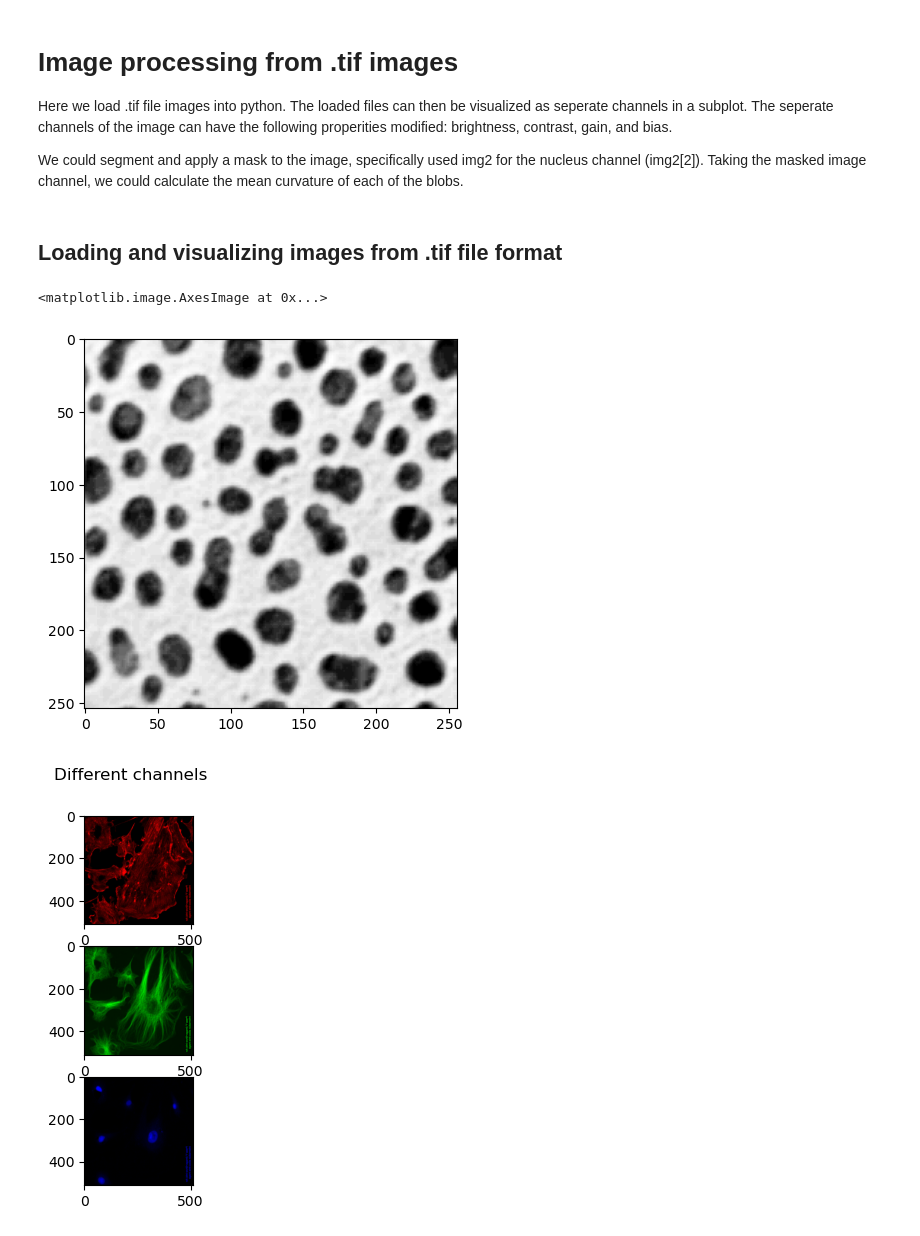
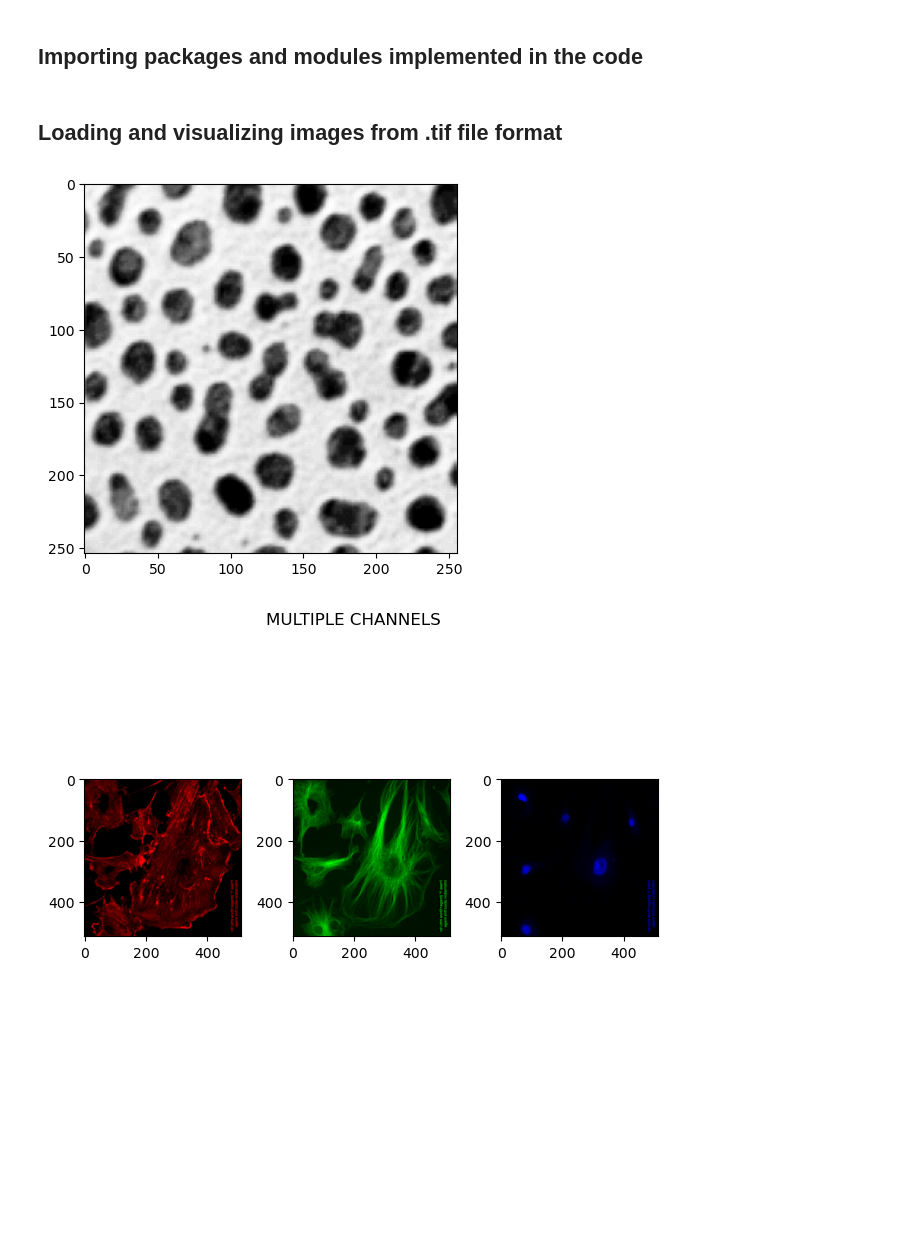
Before and after one commit to BeatrizOrozco/Casimir-programming, a Jupyter notebook: combined.ipynb, the cells around one changed output. Saved outputs shown, nothing was run; the diff lists cells and outputs as text; code cells hidden in the pictures; blank space fills up the shorter version.

Commit message:
Added markdown section, modified text and comments

```diff
--- a/combined.ipynb
+++ b/combined.ipynb
@@ -1,8 +9,5 @@
 # %% [markdown]
-# Image processing from .tif images
-Here we load .tif file images into python. The loaded files can then be visualized as seperate channels in a subplot. The seperate channels of the image can have the following properities modified: brightness, contrast, gain, and bias.
-
-We could segment and apply a mask to the image, specifically used img2 for the nucleus channel (img2[2]). Taking the masked image channel, we could calculate the mean curvature of each of the blobs.
+## Importing packages and modules implemented in the code
 # %%
 import numpy as np
 import matplotlib.pyplot as plt
@@ -33,29 +32,32 @@ img3 = io.imread("Images/FluorescentCells2.tif", plugin="tifffile").T #.T to tra
+# %%
+## Visualize the channels of the image as seperate channels in a subplot
+plt.imshow(img1, cmap="Greys")
+plt.show()
+# %% [output]
+[figure, added]
 # %%
-#visualize the channels of the image as seperate channels in a subplot
-plt.imshow(img1, cmap="Greys")
-
-#Setting colors for visualization
+## Setting colors for visualization
 red = [(0, 0, 0), (1, 0, 0)]
 green = [(0, 0, 0), (0, 1, 0)]
 blue = [(0, 0, 0), (0, 0, 1)]
 yellow = [(0, 0, 0), (1, 1, 0)]
 magenta = [(0, 0, 0), (1, 0, 1)]
 cyan = [(0, 0, 0), (0, 1, 1)]
 lut_red = LinearSegmentedColormap.from_list("Custom", red, N=256)
 lut_green = LinearSegmentedColormap.from_list("Custom", green, N=256)
 lut_blue = LinearSegmentedColormap.from_list("Custom", blue, N=256)
 lut_cyan = LinearSegmentedColormap.from_list("Custom", cyan, N=256)
 lut_magenta = LinearSegmentedColormap.from_list("Custom", magenta, N=256)
 lut_yellow = LinearSegmentedColormap.from_list("Custom", yellow, N=256)
 
-#Subplot for the 3 channels in
-fig, axs = plt.subplots(3)
-fig.suptitle("Different channels")
+## Subplot for the 3 channels in img2
+fig, axs = plt.subplots(1, 3)
+fig.suptitle("MULTIPLE CHANNELS")
 axs[0].imshow(img2[0], cmap=lut_red)
 axs[1].imshow(img2[1], cmap=lut_green)
 axs[2].imshow(img2[2], cmap=lut_blue)
+fig.tight_layout()
+plt.show()
 # %% [output]
-<matplotlib.image.AxesImage at 0x...>
-[figure, old version]
+[figure, new version]
-[figure, removed]
 # %%
```
Also changed, not shown: parts of 12 cells of this notebook.
